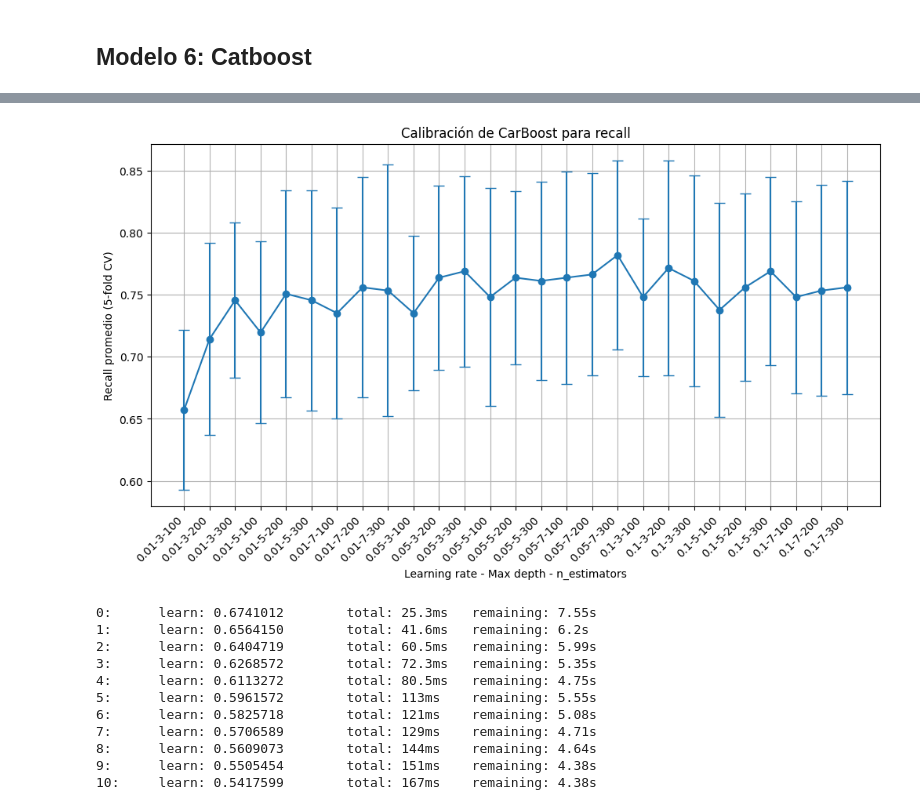
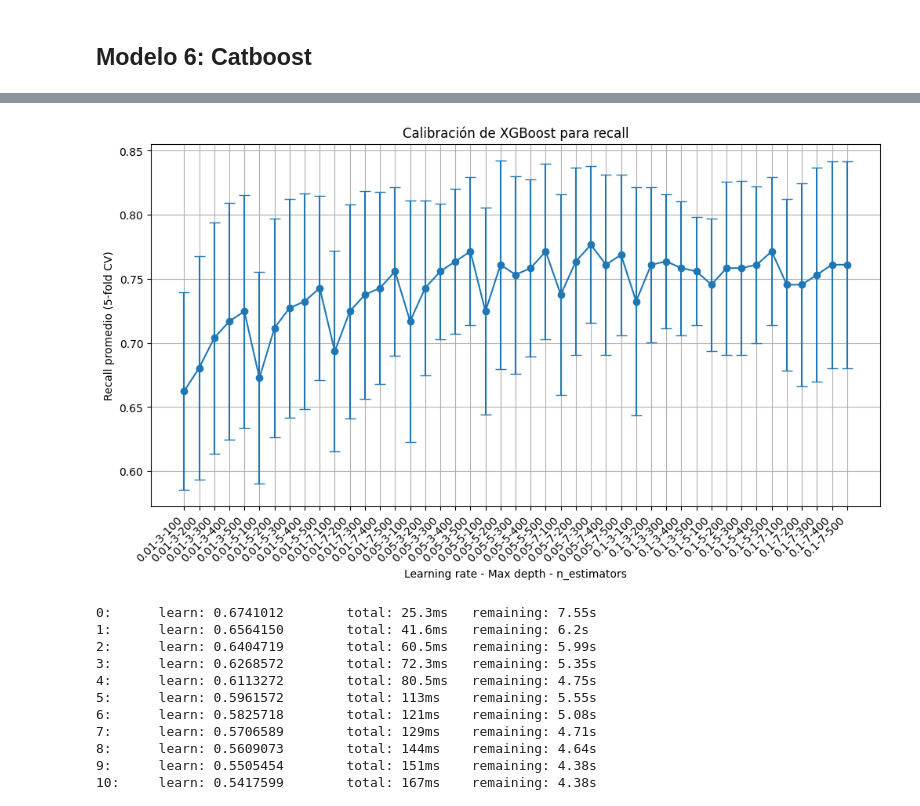
Before and after one commit to DiegoFuentes33/TF-G7, a Jupyter notebook: machine learning/Aprendizaje_Supervisado.ipynb, the cells around one changed output, grey strips where cells are left out. Saved outputs shown, nothing was run; the diff lists cells and outputs as text; code cells hidden in the pictures.

```diff
--- a/machine learning/Aprendizaje_Supervisado.ipynb
+++ b/machine learning/Aprendizaje_Supervisado.ipynb
@@ -491,7 +500,7 @@ from sklearn.ensemble import RandomForestClassifier
 
 cv = StratifiedKFold(n_splits=5, shuffle=True, random_state=123)
 
-modelo_rf = RandomForestClassifier(n_estimators=200,max_depth=5,class_weight="balanced", random_state=123)
+modelo_rf = RandomForestClassifier(n_estimators=300,max_depth=10,class_weight="balanced", random_state=123)
 
 scoring = {
     'recall': 'recall',
@@ -580,7 +589,7 @@ from sklearn.ensemble import RandomForestClassifier
 from sklearn.metrics import accuracy_score, recall_score, precision_score, auc
 from sklearn.metrics import roc_auc_score , roc_curve , f1_score
 
-modelo_rf = RandomForestClassifier(n_estimators=200,max_depth=5,class_weight="balanced", random_state=123)
+modelo_rf = RandomForestClassifier(n_estimators=300,max_depth=10,class_weight="balanced", random_state=123)
 modelo_rf.fit(x_train, y_train)
 
 y_preds_rf = modelo_rf.predict(x_test)
@@ -1079,7 +1088,7 @@ from xgboost import XGBClassifier
 
 cv = StratifiedKFold(n_splits=5, shuffle=True, random_state=123)
 
-xgb = XGBClassifier(learning_rate=0.01, max_depth=3, n_estimators=200, random_state=123)
+xgb = XGBClassifier(learning_rate=0.05, max_depth=3, n_estimators=300, random_state=123)
 
 scoring = {
     'recall': 'recall',
@@ -1164,5 +1175,5 @@ plt.show()
 # %%
-modelo_xgb = XGBClassifier(learning_rate=0.01, max_depth=3, n_estimators=200, random_state=123)
+modelo_xgb = XGBClassifier(learning_rate=0.05, max_depth=3, n_estimators=300, random_state=123)
 modelo_xgb.fit(x_train, y_train)
 
 y_probs = modelo_xgb.predict_proba(x_test)[:, 1]
@@ -1286,35 +1314,35 @@ cv = StratifiedKFold(n_splits=5, shuffle=True, random_state=123)
 
 learning_rates = [0.01, 0.05, 0.1]
 depths = [3, 5, 7]
-iterations = [100, 200, 300]
+iterations = [100, 200, 300, 400 ,500]
 
 resultados = []
 
 for lr in learning_rates:
     for d in depths:
         for it in iterations:
             modelo_cb = CatBoostClassifier(
                 learning_rate=lr,
                 depth=d,
                 iterations=it,
                 random_state=123
             )
 
             scores = cross_val_score(modelo_cb, x_train, y_train, cv=cv, scoring='recall', n_jobs=-1)
             resultados.append((lr, d, it, scores.mean(), scores.std()))
 
 labels = [f"{lr}-{depth}-{n}" for lr, depth, n, _, _ in resultados]
 recalls = [r for _, _, _, r, _ in resultados]
 stds = [s for _, _, _, _, s in resultados]
 
 plt.figure(figsize=(12,6))
 plt.errorbar(labels, recalls, yerr=stds, fmt='-o', capsize=5)
 plt.xticks(rotation=45, ha='right')
 plt.xlabel("Learning rate - Max depth - n_estimators")
 plt.ylabel("Recall promedio (5-fold CV)")
-plt.title("Calibración de CarBoost para recall")
+plt.title("Calibración de XGBoost para recall")
 plt.grid(True)
 plt.show()
 # %% [output]
-[figure, old version]
+[figure, new version]
 # %%
```
Also changed, not shown: parts of 35 cells of this notebook, 2 other files.
